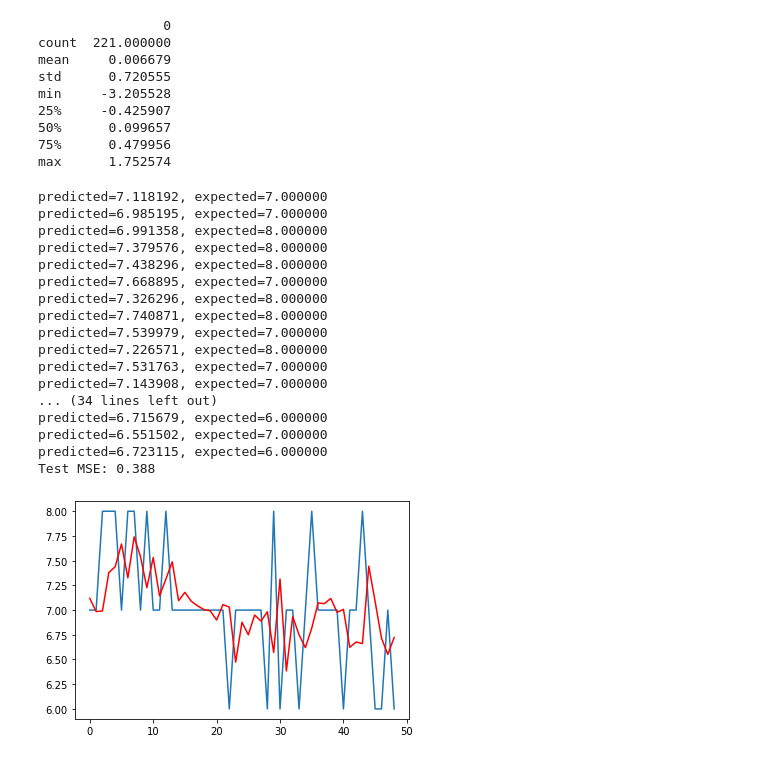
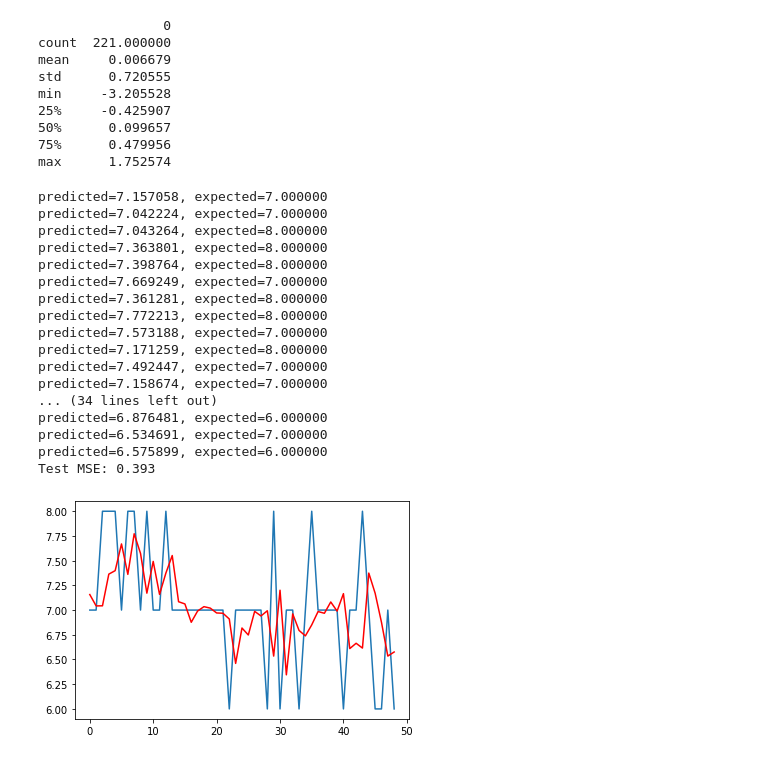
Before and after one commit to guybrush1989/DMT-Group80, a Jupyter notebook: ARIMA.ipynb, the cells around one changed output. Saved outputs shown, nothing was run; the diff lists cells and outputs as text; code cells hidden in the pictures.

```diff
--- a/ARIMA.ipynb
+++ b/ARIMA.ipynb
@@ -199,43 +199,43 @@ max      1.752574
 # %%
 from sklearn.metrics import mean_squared_error
 from statsmodels.tsa.arima_model import ARIMA
 
 size = int(len(moods) * 0.80)
 
 train, test = moods[0:size], moods[size:len(moods)]
 history = [x for x in train]
 predictions = list()
 for t in range(len(test)):
-    model = ARIMA(history, order=(10, 0, 1))
+    model = ARIMA(history, order=(10, 0, 2))
     model_fit = model.fit(disp=0)
     output = model_fit.forecast()
     yhat = output[0]
     predictions.append(yhat)
     obs = test[t]
     history.append(obs)
     print('predicted=%f, expected=%f' % (yhat, obs))
 error = mean_squared_error(test, predictions)
 print('Test MSE: %.3f' % error)
 # plot
 plt.plot(test)
 plt.plot(predictions, color='red')
 plt.show()
 # %% [output]
-predicted=7.118192, expected=7.000000
-predicted=6.985195, expected=7.000000
-predicted=6.991358, expected=8.000000
-predicted=7.379576, expected=8.000000
-predicted=7.438296, expected=8.000000
-predicted=7.668895, expected=7.000000
-predicted=7.326296, expected=8.000000
-predicted=7.740871, expected=8.000000
-predicted=7.539979, expected=7.000000
-predicted=7.226571, expected=8.000000
-predicted=7.531763, expected=7.000000
-predicted=7.143908, expected=7.000000
+predicted=7.157058, expected=7.000000
+predicted=7.042224, expected=7.000000
+predicted=7.043264, expected=8.000000
+predicted=7.363801, expected=8.000000
+predicted=7.398764, expected=8.000000
+predicted=7.669249, expected=7.000000
+predicted=7.361281, expected=8.000000
+predicted=7.772213, expected=8.000000
+predicted=7.573188, expected=7.000000
+predicted=7.171259, expected=8.000000
+predicted=7.492447, expected=7.000000
+predicted=7.158674, expected=7.000000
 ... (34 lines left out)
-predicted=6.715679, expected=6.000000
-predicted=6.551502, expected=7.000000
-predicted=6.723115, expected=6.000000
-Test MSE: 0.388
+predicted=6.876481, expected=6.000000
+predicted=6.534691, expected=7.000000
+predicted=6.575899, expected=6.000000
+Test MSE: 0.393
-[figure, old version]
+[figure, new version]
```
Also changed, not shown: parts of 1 cell of this notebook.
